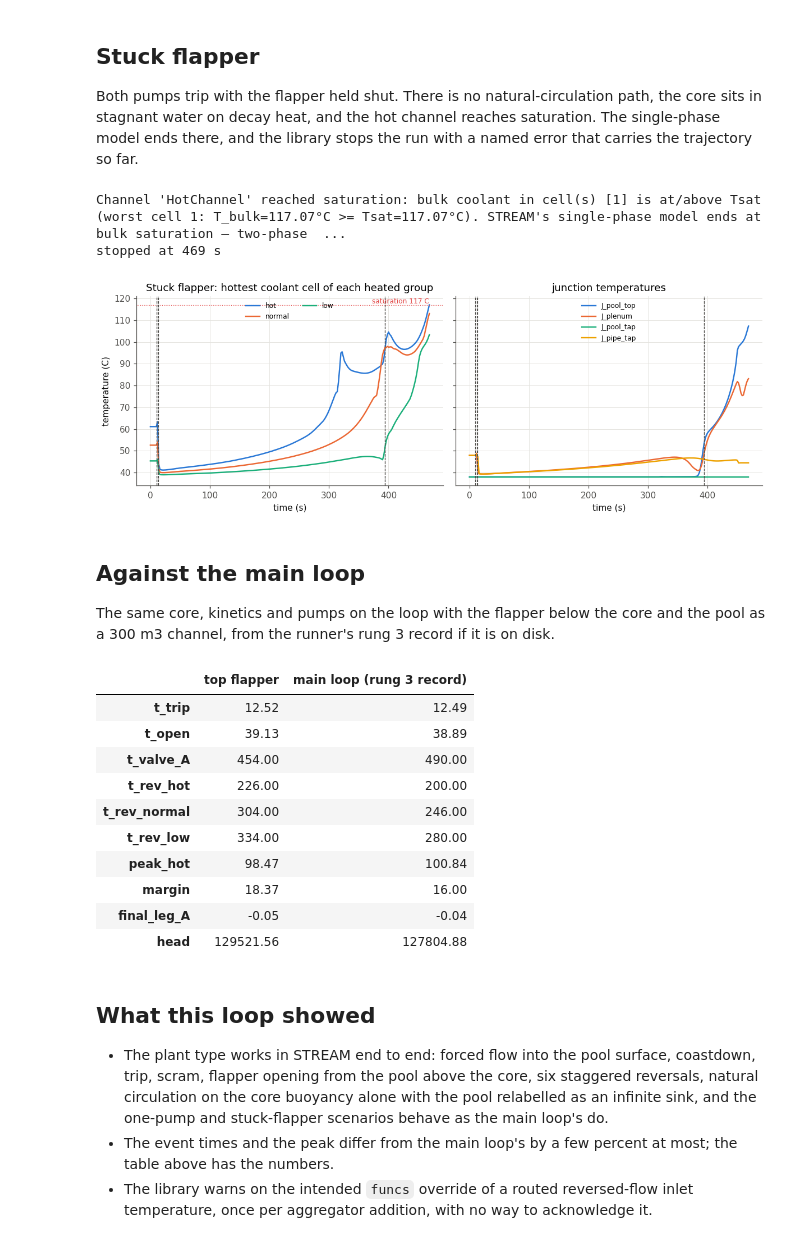
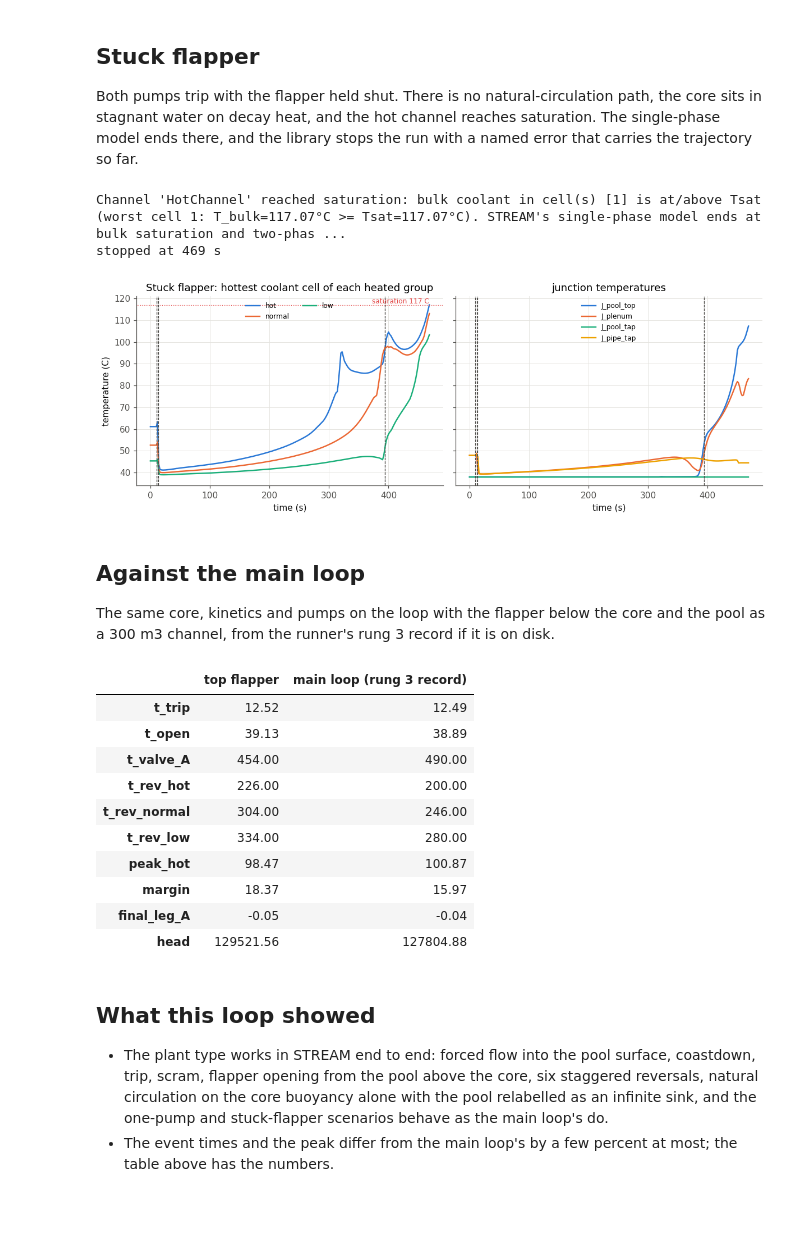
Before and after one commit to ramp-nuclear/STREAM, a Jupyter notebook: benchmarks/lofa_pool/notebooks/top_flapper.ipynb, the cells around one changed output. Cells and saved outputs as stored; diff of their text form; code cells hidden in the pictures; blank space fills up the shorter version.

```diff
--- a/benchmarks/lofa_pool/notebooks/top_flapper.ipynb
+++ b/benchmarks/lofa_pool/notebooks/top_flapper.ipynb
@@ -94,10 +90,11 @@ and silenced for the rest of the notebook.
 # %%
-p = case.Params()
+p = Params()
 with warnings.catch_warnings(record=True) as caught:
     warnings.simplefilter("always")
     agr, K, refs, y = tf.operating_point(p)
 print(f"{len(caught)} warnings during the operating point, {len({str(w.message) for w in caught})} distinct:")
-print(" ", caught[0].message)
+if caught:
+    print(" ", caught[0].message)
 warnings.filterwarnings("ignore", message=".*shadow edge-routed.*")
 
 chk = refs["th_checks"]
@@ -149,14 +145,14 @@ opens at 30 % of nominal and the core goes over to natural circulation on decay
 def run_scenario(p, t_end, n):
     """Operating point, scenario start and integration; returns everything the figures need."""
     agr, K, refs, y = tf.operating_point(p)
-    tf.start_transient(agr, refs, y, p)
+    tf.start_transient(agr, refs, y, p, p.scenario)
     try:
         sol = tf.transient(agr, y, t_end=t_end, n=n, atol_rel=1e-4, rtol=1e-4)
         error = None
-    except compat.SaturationReachedError as e:
+    except SaturationReachedError as e:
         sol = Solution(np.asarray(e.t), np.asarray(e.y))
         error = str(e)
-    flows = metrics.flows(agr, K, refs, sol)
+    flows = flow_table(agr, K, refs, sol)
     riser = agr["PipePlenumRiser"]
     flows["plenum riser"] = agr.at_times(sol, K, K.component_edge(riser))
     flows["pool upper"] = agr.at_times(sol, K, K.component_edge(refs["pool_upper"]))
@@ -167,13 +163,13 @@ def run_scenario(p, t_end, n):
         "trip": float(trip.t_trip) if np.isfinite(trip.t_trip) else None,
         "rods": float(trip.t_rods) if np.isfinite(trip.t_trip) else None,
         "flapper": float(flapper.t_open) if np.isfinite(flapper.t_open) else None,
-        "valve A": metrics._first_time_below(flows, "A", metrics.VALVE_SHUT_FRACTION * leg_nominal),
-        "valve B": metrics._first_time_below(flows, "B", metrics.VALVE_SHUT_FRACTION * leg_nominal),
+        "valve A": _first_time_below(flows, "A", VALVE_SHUT_FRACTION * leg_nominal),
+        "valve B": _first_time_below(flows, "B", VALVE_SHUT_FRACTION * leg_nominal),
     }
     return dict(agr=agr, K=K, refs=refs, sol=sol, flows=flows, events=events, error=error, p=p)
 
 
-both = run_scenario(case.Params(), 3600.0, 1801)
+both = run_scenario(Params(), 3600.0, 1801)
 pd.Series(both["events"], name="time_s").round(2)
 # %% [output]
 pumps       10.00
@@ -229,7 +225,7 @@ def core_flows(run, title):
     df = run["flows"]
     nominal = run["refs"]["nominal"]
     fig, ax = plt.subplots(figsize=(10, 4.5))
-    for name in case.CORE:
+    for name in CORE:
         ax.plot(df["t"], df[name] / nominal[name], color=GROUP_COLOR[name], label=name)
     ax.axhline(0, color=INK2, lw=0.6)
     ax.set_xlabel("time (s)")
@@ -244,7 +240,7 @@ def core_flows(run, title):
 
 fig = core_flows(both, "Core groups over the first 900 s, each as a fraction of its nominal per-plate flow")
 save(fig, "both-core-flows.png")
-rev = metrics.reversal_times(both["flows"])
+rev = reversal_times(both["flows"])
 pd.Series(rev, name="reversal_s")
 # %% [output]
 hot       226.0
@@ -293,7 +289,7 @@ def temperature_figure(run, title):
     T_sat = float(light_water.sat_temperature(refs["p_ref"]))
     fig, axes = plt.subplots(1, 2, figsize=(11, 4), sharey=True)
     ax = axes[0]
-    for name in case.HEATED:
+    for name in HEATED:
         T = series(agr, sol, refs["channels"][name], "T_cool")
         ax.plot(t, T.max(axis=1), color=GROUP_COLOR[name], label=name)
     ax.axhline(T_sat, color=PALETTE[7], lw=0.8, ls=":")
@@ -315,7 +311,7 @@ def temperature_figure(run, title):
 
 fig = temperature_figure(both, "Both pumps trip")
 save(fig, "both-temperatures.png")
-peak = max(float(series(both["agr"], both["sol"], both["refs"]["channels"][k], "T_cool").max()) for k in case.HEATED)
+peak = max(float(series(both["agr"], both["sol"], both["refs"]["channels"][k], "T_cool").max()) for k in HEATED)
 print(f"peak coolant temperature {peak:.1f} C, {float(light_water.sat_temperature(both['refs']['p_ref'])) - peak:.1f} C below saturation")
 # %% [output]
 peak coolant temperature 98.5 C, 18.4 C below saturation
@@ -363,13 +359,13 @@ Both pumps trip with the flapper held shut. There is no natural-circulation path
 in stagnant water on decay heat, and the hot channel reaches saturation. The single-phase model
 ends there, and the library stops the run with a named error that carries the trajectory so far.
 # %%
-stuck = run_scenario(case.Params(scenario="stuck", flapper_stuck=True), 3600.0, 1801)
+stuck = run_scenario(Params(scenario="stuck", flapper_stuck=True), 3600.0, 1801)
 print(stuck["error"])
 fig = temperature_figure(stuck, "Stuck flapper")
 save(fig, "stuck-temperatures.png")
 print(f"stopped at {float(stuck['sol'].time[-1]):.0f} s")
 # %% [output]
-Channel 'HotChannel' reached saturation: bulk coolant in cell(s) [1] is at/above Tsat (worst cell 1: T_bulk=117.07°C >= Tsat=117.07°C). STREAM's single-phase model ends at bulk saturation — two-phase  ...
+Channel 'HotChannel' reached saturation: bulk coolant in cell(s) [1] is at/above Tsat (worst cell 1: T_bulk=117.07°C >= Tsat=117.07°C). STREAM's single-phase model ends at bulk saturation and two-phas ...
 stopped at 469 s
 [figure]
 # %% [markdown]
@@ -378,28 +374,26 @@ stopped at 469 s
 The same core, kinetics and pumps on the loop with the flapper below the core and the pool as a
 300 m3 channel, from the runner's rung 3 record if it is on disk.
 # %%
-record = os.path.join(CASE_DIR, "results", "3.json")
-m = metrics.Record
+record = CASE_DIR / "results" / "3.json"
 compare = pd.DataFrame(index=["t_trip", "t_open", "t_valve_A", "t_rev_hot", "t_rev_normal", "t_rev_low", "peak_hot", "margin", "final_leg_A", "head"])
 ev, chk = both["events"], both["refs"]["th_checks"]
 hot_T = series(both["agr"], both["sol"], both["refs"]["channels"]["hot"], "T_cool")
 compare["top flapper"] = [ev["trip"], ev["flapper"], ev["valve A"], rev["hot"], rev["normal"], rev["low"], float(hot_T.max()),
                           float(light_water.sat_temperature(both["refs"]["p_ref"])) - peak, float(both["flows"]["A"].iloc[-1]), chk["heads"]["A"]]
-if os.path.exists(record):
-    import json
-    main_loop = json.load(open(record))["metrics"]
+if record.exists():
+    main_loop = json.loads(record.read_text())["metrics"]
     compare["main loop (rung 3 record)"] = [main_loop.get(k) for k in compare.index]
 compare.round(2)
 # %% [output]
 |  | top flapper | main loop (rung 3 record) |
 | t_trip | 12.52 | 12.49 |
 | t_open | 39.13 | 38.89 |
 | t_valve_A | 454.00 | 490.00 |
 | t_rev_hot | 226.00 | 200.00 |
 | t_rev_normal | 304.00 | 246.00 |
 | t_rev_low | 334.00 | 280.00 |
-| peak_hot | 98.47 | 100.84 |
-| margin | 18.37 | 16.00 |
+| peak_hot | 98.47 | 100.87 |
+| margin | 18.37 | 15.97 |
 | final_leg_A | -0.05 | -0.04 |
 | head | 129521.56 | 127804.88 |
 # %% [markdown]
@@ -411,5 +405,3 @@ compare.round(2)
   one-pump and stuck-flapper scenarios behave as the main loop's do.
 - The event times and the peak differ from the main loop's by a few percent at most; the table
   above has the numbers.
-- The library warns on the intended `funcs` override of a routed reversed-flow inlet temperature,
-  once per aggregator addition, with no way to acknowledge it.
```
Also changed, not shown: parts of 7 cells of this notebook, 5 other files.
